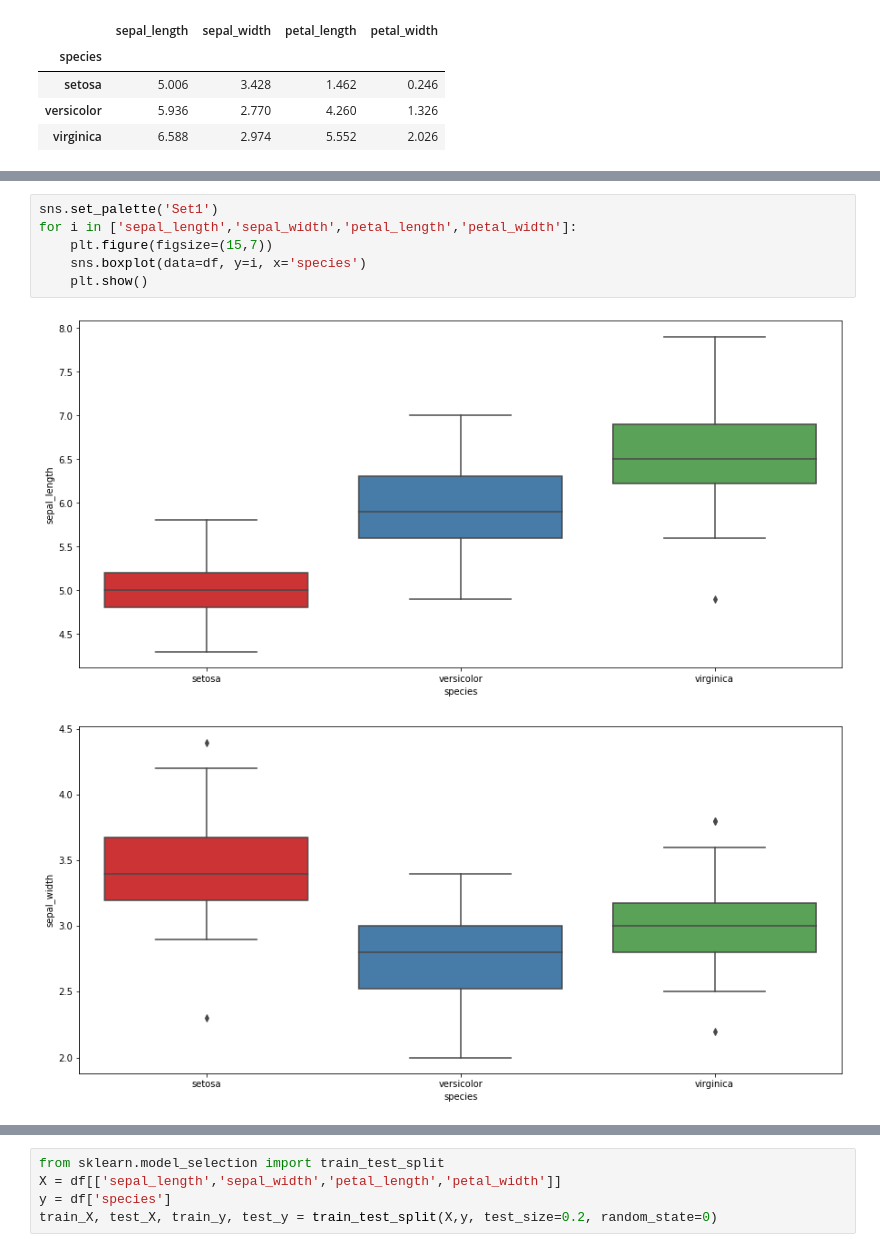
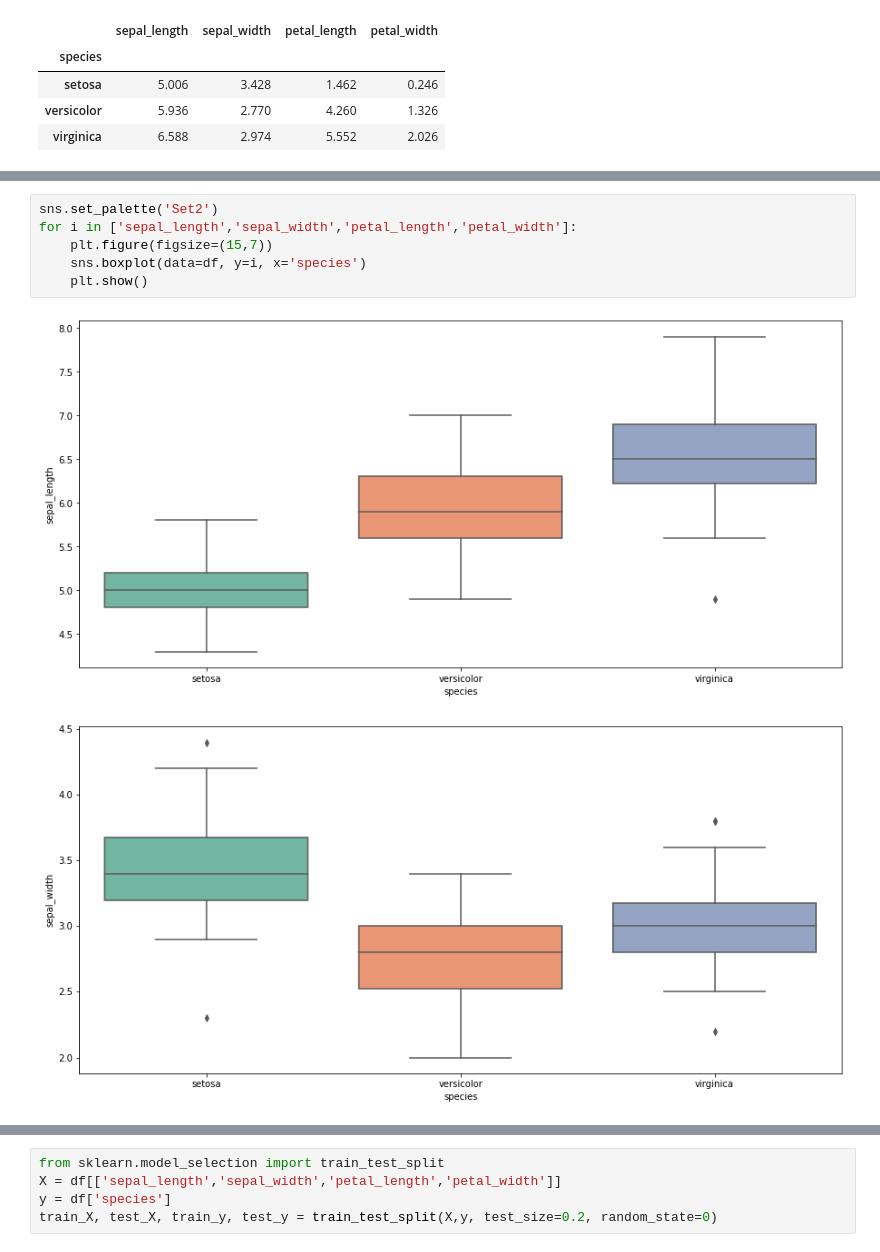
Before and after one commit to ManasviNarayan/Iris_classification, a Jupyter notebook: iris_classification.ipynb, the cells around one changed output, grey strips where cells are left out. Saved outputs shown, nothing was run; the diff lists cells and outputs as text.

```diff
--- a/iris_classification.ipynb
+++ b/iris_classification.ipynb
@@ -70,9 +94,9 @@ df.groupby('species').mean()
 # %%
-sns.set_palette('Set1')
+sns.set_palette('Set2')
 for i in ['sepal_length','sepal_width','petal_length','petal_width']:
     plt.figure(figsize=(15,7))
     sns.boxplot(data=df, y=i, x='species')
     plt.show()
 # %% [output]
-[figure, old version]
+[figure, new version]
-[figure, old version]
+[figure, new version]
```
Also changed, not shown: parts of 18 cells of this notebook.
